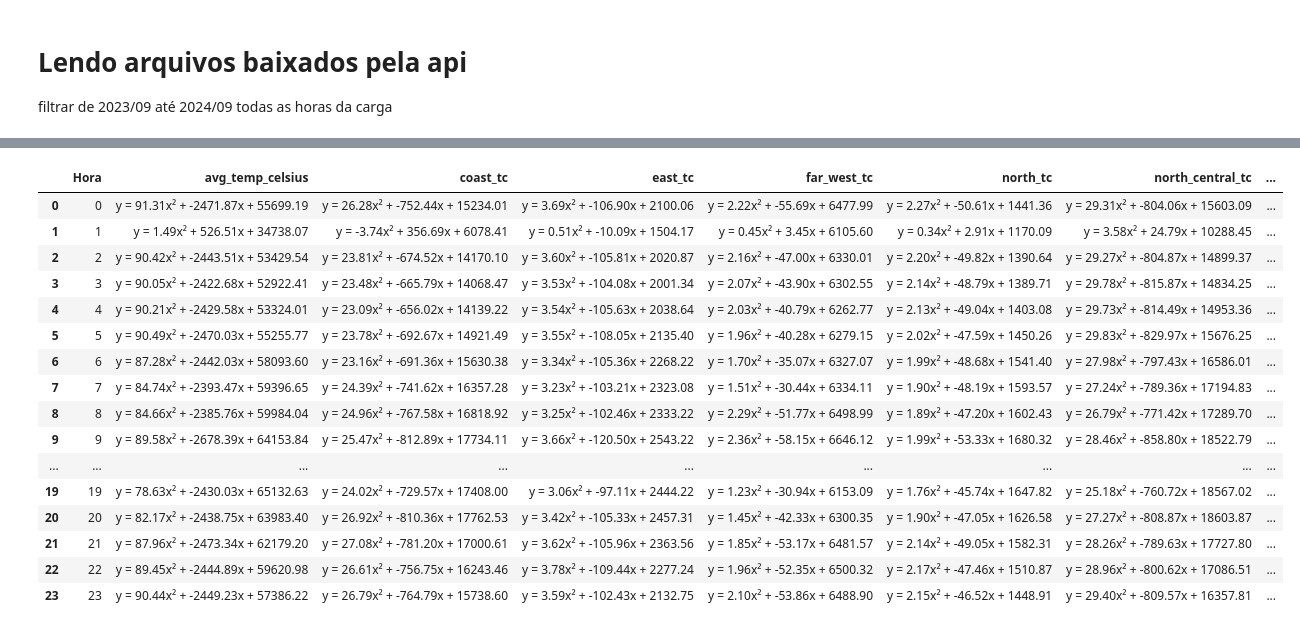
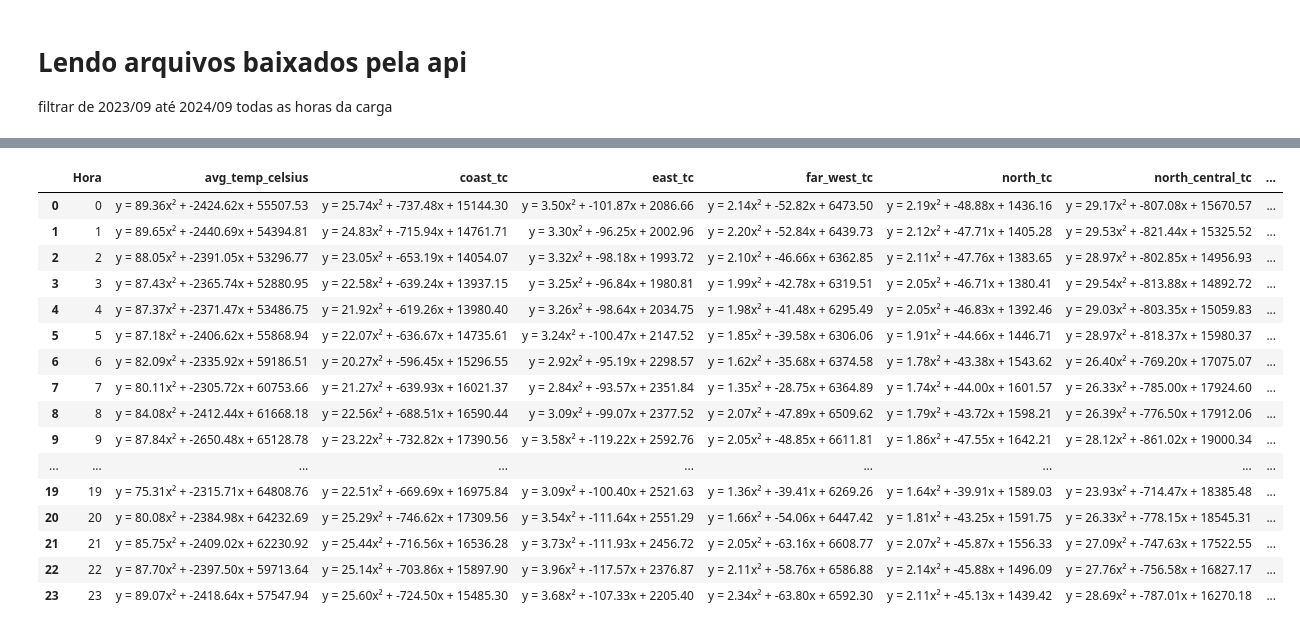
Before and after one commit to jrodrigotico/serena-tcc, a Jupyter notebook: debug_modelo.ipynb, the cells around one changed output, grey strips where cells are left out. Cells and saved outputs as stored; diff of their text form; code cells hidden in the pictures.

```diff
--- a/debug_modelo.ipynb
+++ b/debug_modelo.ipynb
@@ -165,22 +140,21 @@ df
-# %%
-# esta dando nan pq tem muitos valores nulos em cargas
-tabela_equacoes(df)
-# %% [output]
-|  | Hora | avg_temp_celsius | coast_tc | east_tc | far_west_tc | north_tc | north_central_tc | ... |
-| 0 | 0 | y = 91.31x² + -2471.87x + 55699.19 | y = 26.28x² + -752.44x + 15234.01 | y = 3.69x² + -106.90x + 2100.06 | y = 2.22x² + -55.69x + 6477.99 | y = 2.27x² + -50.61x + 1441.36 | y = 29.31x² + -804.06x + 15603.09 | ... |
-| 1 | 1 | y = 1.49x² + 526.51x + 34738.07 | y = -3.74x² + 356.69x + 6078.41 | y = 0.51x² + -10.09x + 1504.17 | y = 0.45x² + 3.45x + 6105.60 | y = 0.34x² + 2.91x + 1170.09 | y = 3.58x² + 24.79x + 10288.45 | ... |
-| 2 | 2 | y = 90.42x² + -2443.51x + 53429.54 | y = 23.81x² + -674.52x + 14170.10 | y = 3.60x² + -105.81x + 2020.87 | y = 2.16x² + -47.00x + 6330.01 | y = 2.20x² + -49.82x + 1390.64 | y = 29.27x² + -804.87x + 14899.37 | ... |
-| 3 | 3 | y = 90.05x² + -2422.68x + 52922.41 | y = 23.48x² + -665.79x + 14068.47 | y = 3.53x² + -104.08x + 2001.34 | y = 2.07x² + -43.90x + 6302.55 | y = 2.14x² + -48.79x + 1389.71 | y = 29.78x² + -815.87x + 14834.25 | ... |
-| 4 | 4 | y = 90.21x² + -2429.58x + 53324.01 | y = 23.09x² + -656.02x + 14139.22 | y = 3.54x² + -105.63x + 2038.64 | y = 2.03x² + -40.79x + 6262.77 | y = 2.13x² + -49.04x + 1403.08 | y = 29.73x² + -814.49x + 14953.36 | ... |
-| 5 | 5 | y = 90.49x² + -2470.03x + 55255.77 | y = 23.78x² + -692.67x + 14921.49 | y = 3.55x² + -108.05x + 2135.40 | y = 1.96x² + -40.28x + 6279.15 | y = 2.02x² + -47.59x + 1450.26 | y = 29.83x² + -829.97x + 15676.25 | ... |
-| 6 | 6 | y = 87.28x² + -2442.03x + 58093.60 | y = 23.16x² + -691.36x + 15630.38 | y = 3.34x² + -105.36x + 2268.22 | y = 1.70x² + -35.07x + 6327.07 | y = 1.99x² + -48.68x + 1541.40 | y = 27.98x² + -797.43x + 16586.01 | ... |
-| 7 | 7 | y = 84.74x² + -2393.47x + 59396.65 | y = 24.39x² + -741.62x + 16357.28 | y = 3.23x² + -103.21x + 2323.08 | y = 1.51x² + -30.44x + 6334.11 | y = 1.90x² + -48.19x + 1593.57 | y = 27.24x² + -789.36x + 17194.83 | ... |
-| 8 | 8 | y = 84.66x² + -2385.76x + 59984.04 | y = 24.96x² + -767.58x + 16818.92 | y = 3.25x² + -102.46x + 2333.22 | y = 2.29x² + -51.77x + 6498.99 | y = 1.89x² + -47.20x + 1602.43 | y = 26.79x² + -771.42x + 17289.70 | ... |
-| 9 | 9 | y = 89.58x² + -2678.39x + 64153.84 | y = 25.47x² + -812.89x + 17734.11 | y = 3.66x² + -120.50x + 2543.22 | y = 2.36x² + -58.15x + 6646.12 | y = 1.99x² + -53.33x + 1680.32 | y = 28.46x² + -858.80x + 18522.79 | ... |
-| ... | ... | ... | ... | ... | ... | ... | ... | ... |
-| 19 | 19 | y = 78.63x² + -2430.03x + 65132.63 | y = 24.02x² + -729.57x + 17408.00 | y = 3.06x² + -97.11x + 2444.22 | y = 1.23x² + -30.94x + 6153.09 | y = 1.76x² + -45.74x + 1647.82 | y = 25.18x² + -760.72x + 18567.02 | ... |
-| 20 | 20 | y = 82.17x² + -2438.75x + 63983.40 | y = 26.92x² + -810.36x + 17762.53 | y = 3.42x² + -105.33x + 2457.31 | y = 1.45x² + -42.33x + 6300.35 | y = 1.90x² + -47.05x + 1626.58 | y = 27.27x² + -808.87x + 18603.87 | ... |
-| 21 | 21 | y = 87.96x² + -2473.34x + 62179.20 | y = 27.08x² + -781.20x + 17000.61 | y = 3.62x² + -105.96x + 2363.56 | y = 1.85x² + -53.17x + 6481.57 | y = 2.14x² + -49.05x + 1582.31 | y = 28.26x² + -789.63x + 17727.80 | ... |
-| 22 | 22 | y = 89.45x² + -2444.89x + 59620.98 | y = 26.61x² + -756.75x + 16243.46 | y = 3.78x² + -109.44x + 2277.24 | y = 1.96x² + -52.35x + 6500.32 | y = 2.17x² + -47.46x + 1510.87 | y = 28.96x² + -800.62x + 17086.51 | ... |
-| 23 | 23 | y = 90.44x² + -2449.23x + 57386.22 | y = 26.79x² + -764.79x + 15738.60 | y = 3.59x² + -102.43x + 2132.75 | y = 2.10x² + -53.86x + 6488.90 | y = 2.15x² + -46.52x + 1448.91 | y = 29.40x² + -809.57x + 16357.81 | ... |
+# %%
+tabela_equacoes3(df = df , n_weekday = 1)
+# %% [output]
+|  | Hora | avg_temp_celsius | coast_tc | east_tc | far_west_tc | north_tc | north_central_tc | ... |
+| 0 | 0 | y = 89.36x² + -2424.62x + 55507.53 | y = 25.74x² + -737.48x + 15144.30 | y = 3.50x² + -101.87x + 2086.66 | y = 2.14x² + -52.82x + 6473.50 | y = 2.19x² + -48.88x + 1436.16 | y = 29.17x² + -807.08x + 15670.57 | ... |
+| 1 | 1 | y = 89.65x² + -2440.69x + 54394.81 | y = 24.83x² + -715.94x + 14761.71 | y = 3.30x² + -96.25x + 2002.96 | y = 2.20x² + -52.84x + 6439.73 | y = 2.12x² + -47.71x + 1405.28 | y = 29.53x² + -821.44x + 15325.52 | ... |
+| 2 | 2 | y = 88.05x² + -2391.05x + 53296.77 | y = 23.05x² + -653.19x + 14054.07 | y = 3.32x² + -98.18x + 1993.72 | y = 2.10x² + -46.66x + 6362.85 | y = 2.11x² + -47.76x + 1383.65 | y = 28.97x² + -802.85x + 14956.93 | ... |
+| 3 | 3 | y = 87.43x² + -2365.74x + 52880.95 | y = 22.58x² + -639.24x + 13937.15 | y = 3.25x² + -96.84x + 1980.81 | y = 1.99x² + -42.78x + 6319.51 | y = 2.05x² + -46.71x + 1380.41 | y = 29.54x² + -813.88x + 14892.72 | ... |
+| 4 | 4 | y = 87.37x² + -2371.47x + 53486.75 | y = 21.92x² + -619.26x + 13980.40 | y = 3.26x² + -98.64x + 2034.75 | y = 1.98x² + -41.48x + 6295.49 | y = 2.05x² + -46.83x + 1392.46 | y = 29.03x² + -803.35x + 15059.83 | ... |
+| 5 | 5 | y = 87.18x² + -2406.62x + 55868.94 | y = 22.07x² + -636.67x + 14735.61 | y = 3.24x² + -100.47x + 2147.52 | y = 1.85x² + -39.58x + 6306.06 | y = 1.91x² + -44.66x + 1446.71 | y = 28.97x² + -818.37x + 15980.37 | ... |
+| 6 | 6 | y = 82.09x² + -2335.92x + 59186.51 | y = 20.27x² + -596.45x + 15296.55 | y = 2.92x² + -95.19x + 2298.57 | y = 1.62x² + -35.68x + 6374.58 | y = 1.78x² + -43.38x + 1543.62 | y = 26.40x² + -769.20x + 17075.07 | ... |
+| 7 | 7 | y = 80.11x² + -2305.72x + 60753.66 | y = 21.27x² + -639.93x + 16021.37 | y = 2.84x² + -93.57x + 2351.84 | y = 1.35x² + -28.75x + 6364.89 | y = 1.74x² + -44.00x + 1601.57 | y = 26.33x² + -785.00x + 17924.60 | ... |
+| 8 | 8 | y = 84.08x² + -2412.44x + 61668.18 | y = 22.56x² + -688.51x + 16590.44 | y = 3.09x² + -99.07x + 2377.52 | y = 2.07x² + -47.89x + 6509.62 | y = 1.79x² + -43.72x + 1598.21 | y = 26.39x² + -776.50x + 17912.06 | ... |
+| 9 | 9 | y = 87.84x² + -2650.48x + 65128.78 | y = 23.22x² + -732.82x + 17390.56 | y = 3.58x² + -119.22x + 2592.76 | y = 2.05x² + -48.85x + 6611.81 | y = 1.86x² + -47.55x + 1642.21 | y = 28.12x² + -861.02x + 19000.34 | ... |
+| ... | ... | ... | ... | ... | ... | ... | ... | ... |
+| 19 | 19 | y = 75.31x² + -2315.71x + 64808.76 | y = 22.51x² + -669.69x + 16975.84 | y = 3.09x² + -100.40x + 2521.63 | y = 1.36x² + -39.41x + 6269.26 | y = 1.64x² + -39.91x + 1589.03 | y = 23.93x² + -714.47x + 18385.48 | ... |
+| 20 | 20 | y = 80.08x² + -2384.98x + 64232.69 | y = 25.29x² + -746.62x + 17309.56 | y = 3.54x² + -111.64x + 2551.29 | y = 1.66x² + -54.06x + 6447.42 | y = 1.81x² + -43.25x + 1591.75 | y = 26.33x² + -778.15x + 18545.31 | ... |
+| 21 | 21 | y = 85.75x² + -2409.02x + 62230.92 | y = 25.44x² + -716.56x + 16536.28 | y = 3.73x² + -111.93x + 2456.72 | y = 2.05x² + -63.16x + 6608.77 | y = 2.07x² + -45.87x + 1556.33 | y = 27.09x² + -747.63x + 17522.55 | ... |
+| 22 | 22 | y = 87.70x² + -2397.50x + 59713.64 | y = 25.14x² + -703.86x + 15897.90 | y = 3.96x² + -117.57x + 2376.87 | y = 2.11x² + -58.76x + 6586.88 | y = 2.14x² + -45.88x + 1496.09 | y = 27.76x² + -756.58x + 16827.17 | ... |
+| 23 | 23 | y = 89.07x² + -2418.64x + 57547.94 | y = 25.60x² + -724.50x + 15485.30 | y = 3.68x² + -107.33x + 2205.40 | y = 2.34x² + -63.80x + 6592.30 | y = 2.11x² + -45.13x + 1439.42 | y = 28.69x² + -787.01x + 16270.18 | ... |
 # %%
```
Also changed, not shown: parts of 8 cells of this notebook, 1 other file.
